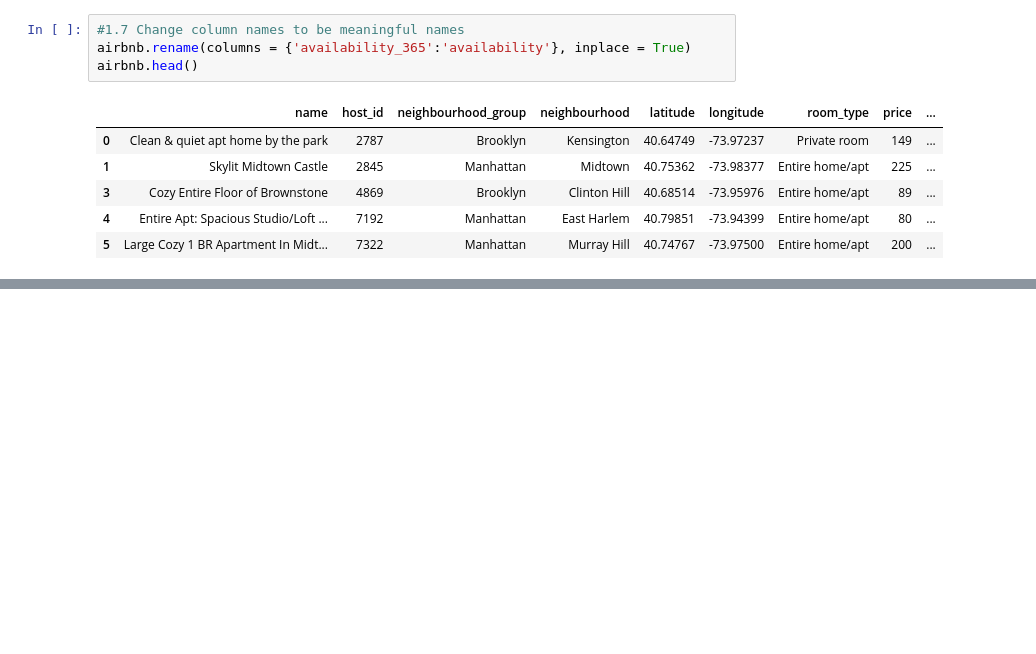
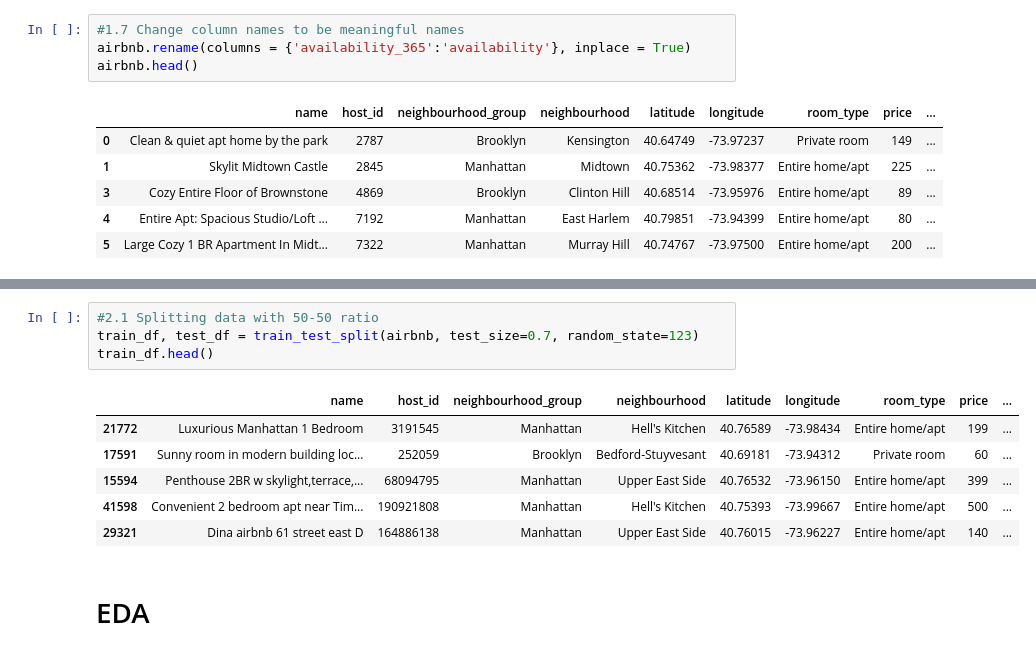
Before and after one commit to Suraporn/airBnB_data_analysis, a Jupyter notebook: airbnb.ipynb, the cells around one changed output, grey strips where cells are left out. Saved outputs shown, nothing was run; the diff lists cells and outputs as text; blank space fills up the shorter version.

```diff
--- a/airbnb.ipynb
+++ b/airbnb.ipynb
@@ -200,0 +202,13 @@ airbnb.head()
+# %%
+#2.1 Splitting data with 50-50 ratio
+train_df, test_df = train_test_split(airbnb, test_size=0.7, random_state=123)
+train_df.head()
+# %% [output]
+|  | name | host_id | neighbourhood_group | neighbourhood | latitude | longitude | room_type | price | ... |
+| 21772 | Luxurious Manhattan 1 Bedroom | 3191545 | Manhattan | Hell's Kitchen | 40.76589 | -73.98434 | Entire home/apt | 199 | ... |
+| 17591 | Sunny room in modern building loc... | 252059 | Brooklyn | Bedford-Stuyvesant | 40.69181 | -73.94312 | Private room | 60 | ... |
+| 15594 | Penthouse 2BR w skylight,terrace,... | 68094795 | Manhattan | Upper East Side | 40.76532 | -73.96150 | Entire home/apt | 399 | ... |
+| 41598 | Convenient 2 bedroom apt near Tim... | 190921808 | Manhattan | Hell's Kitchen | 40.75393 | -73.99667 | Entire home/apt | 500 | ... |
+| 29321 | Dina airbnb 61 street east D | 164886138 | Manhattan | Upper East Side | 40.76015 | -73.96227 | Entire home/apt | 140 | ... |
+# %% [markdown]
+# EDA
```
Also changed, not shown: parts of 32 cells of this notebook.
